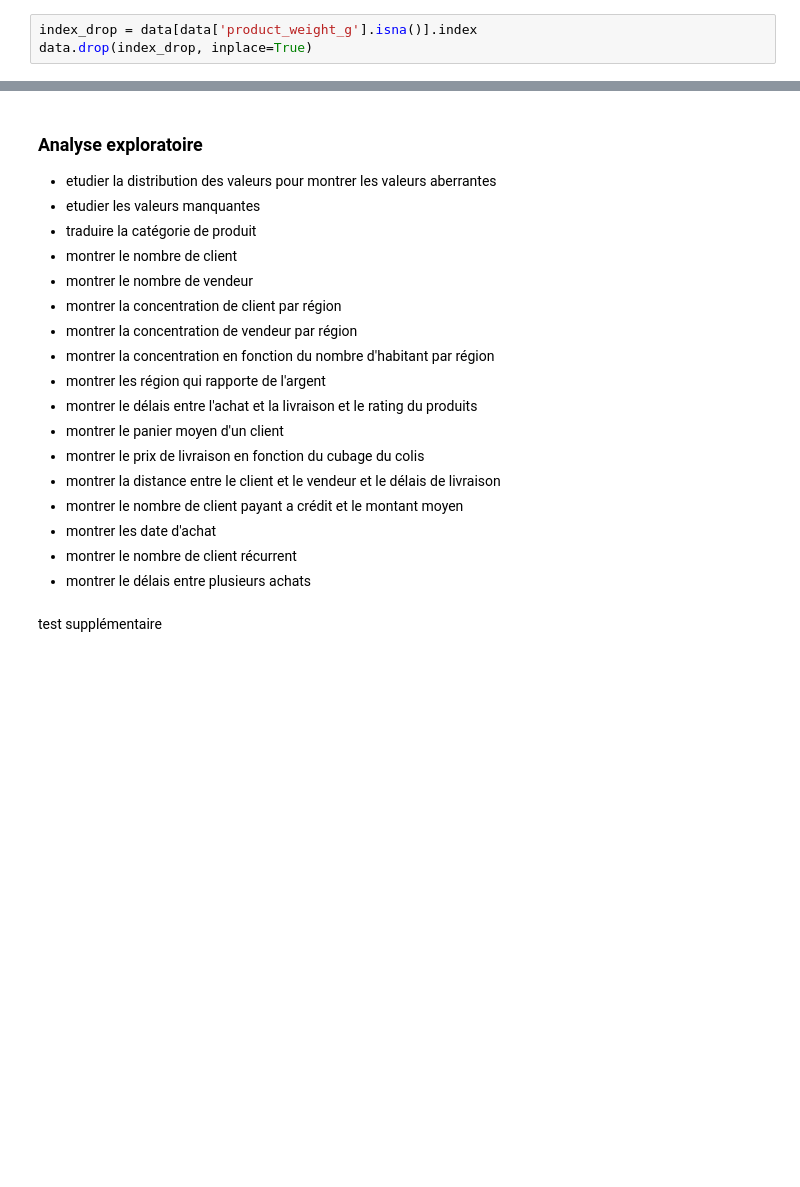
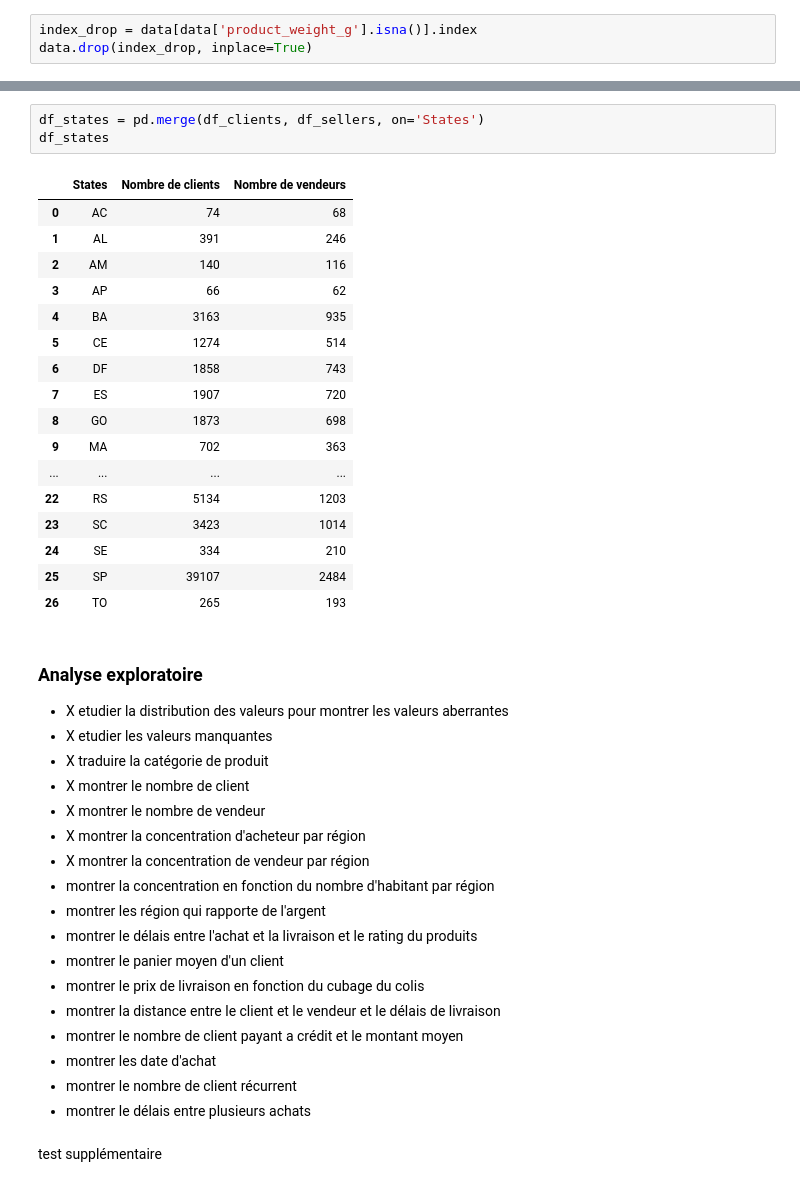
Before and after one commit to HaDock404/CustomerSegmentation, a Jupyter notebook: notebook.ipynb, the cells around one changed output, grey strips where cells are left out. Drawn from its saved outputs; the diff is of its cells as text; blank space fills up the shorter version.

```diff
--- a/notebook.ipynb
+++ b/notebook.ipynb
@@ -317,12 +375,33 @@ data.drop(index_drop, inplace=True)
+# %%
+df_states = pd.merge(df_clients, df_sellers, on='States')
+df_states
+# %% [output]
+|  | States | Nombre de clients | Nombre de vendeurs |
+| 0 | AC | 74 | 68 |
+| 1 | AL | 391 | 246 |
+| 2 | AM | 140 | 116 |
+| 3 | AP | 66 | 62 |
+| 4 | BA | 3163 | 935 |
+| 5 | CE | 1274 | 514 |
+| 6 | DF | 1858 | 743 |
+| 7 | ES | 1907 | 720 |
+| 8 | GO | 1873 | 698 |
+| 9 | MA | 702 | 363 |
+| ... | ... | ... | ... |
+| 22 | RS | 5134 | 1203 |
+| 23 | SC | 3423 | 1014 |
+| 24 | SE | 334 | 210 |
+| 25 | SP | 39107 | 2484 |
+| 26 | TO | 265 | 193 |
 # %% [markdown]
 ### Analyse exploratoire
- - etudier la distribution des valeurs pour montrer les valeurs aberrantes
- - etudier les valeurs manquantes
- - traduire la catégorie de produit
- - montrer le nombre de client
- - montrer le nombre de vendeur
- - montrer la concentration de client par région
- - montrer la concentration de vendeur par région
+ - X etudier la distribution des valeurs pour montrer les valeurs aberrantes
+ - X etudier les valeurs manquantes
+ - X traduire la catégorie de produit
+ - X montrer le nombre de client
+ - X montrer le nombre de vendeur
+ - X montrer la concentration d'acheteur par région
+ - X montrer la concentration de vendeur par région
  - montrer la concentration en fonction du nombre d'habitant par région
  - montrer les région qui rapporte de l'argent
  - montrer le délais entre l'achat et la livraison et le rating du produits
```
Also changed, not shown: parts of 10 cells of this notebook.
